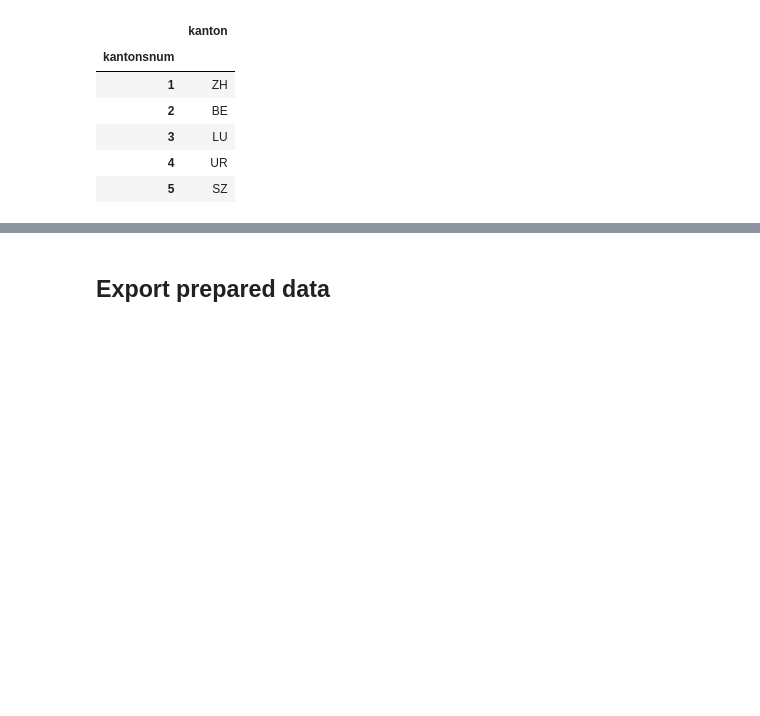
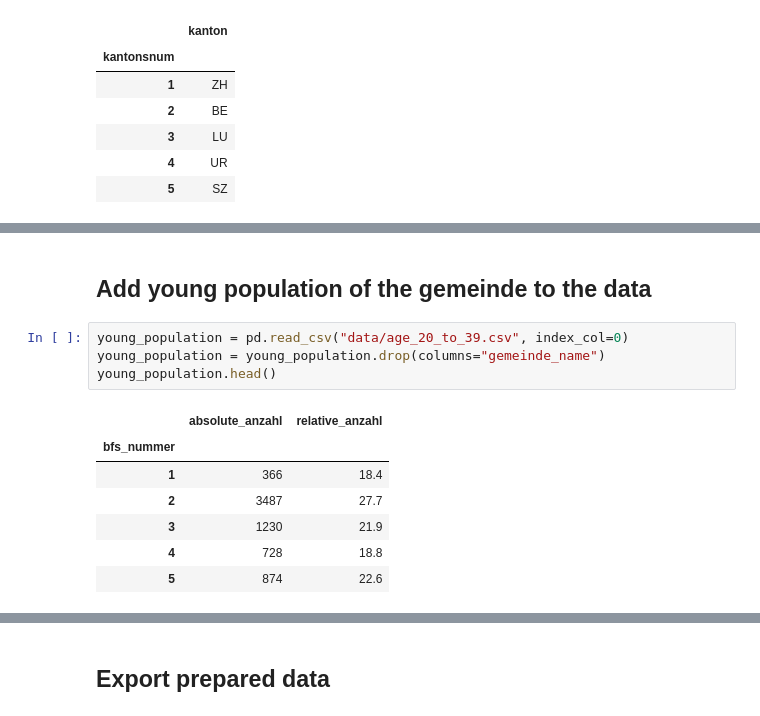
Before and after one commit to looiic/data_analytics, a Jupyter notebook: Projekt/data_preparation.ipynb, the cells around one changed output, grey strips where cells are left out. Saved outputs shown, nothing was run; the diff lists cells and outputs as text; blank space fills up the shorter version.

```diff
--- a/Projekt/data_preparation.ipynb
+++ b/Projekt/data_preparation.ipynb
@@ -223,3 +223,17 @@ df_events.head()
 | 2 | 1701178308-1237 | JAMfreeday | alle sind herzlich eingeladen um ... | NaN | 28, Herisau | Konzert | 2023/12/01 | 19:00:00 | ... |
 | 3 | 1701178310-1238 | Am Hummelwald | der kurzprosaband "am hummelwald ... | NaN | St.Leonhard-Strasse 40, St.Gallen | Konzert | 2023/12/01 | 19:00:00 | ... |
 | 4 | 1701178312-1239 | BELPHEGOR 30 Year Tour Special Gu... | belphegor marschiert durch europa... | 38.0 | Aarburg, CH | Konzert / Hard Rock & Heavy Metal | 2023/12/01 | 19:00:00 | ... |
+# %% [markdown]
+## Add young population of the gemeinde to the data
+# %%
+young_population = pd.read_csv("data/age_20_to_39.csv", index_col=0)
+young_population = young_population.drop(columns="gemeinde_name")
+young_population.head()
+# %% [output]
+|  | absolute_anzahl | relative_anzahl |
+| bfs_nummer |  |  |
+| 1 | 366 | 18.4 |
+| 2 | 3487 | 27.7 |
+| 3 | 1230 | 21.9 |
+| 4 | 728 | 18.8 |
+| 5 | 874 | 22.6 |
```
Also changed, not shown: parts of 5 cells of this notebook, 7 other files.
